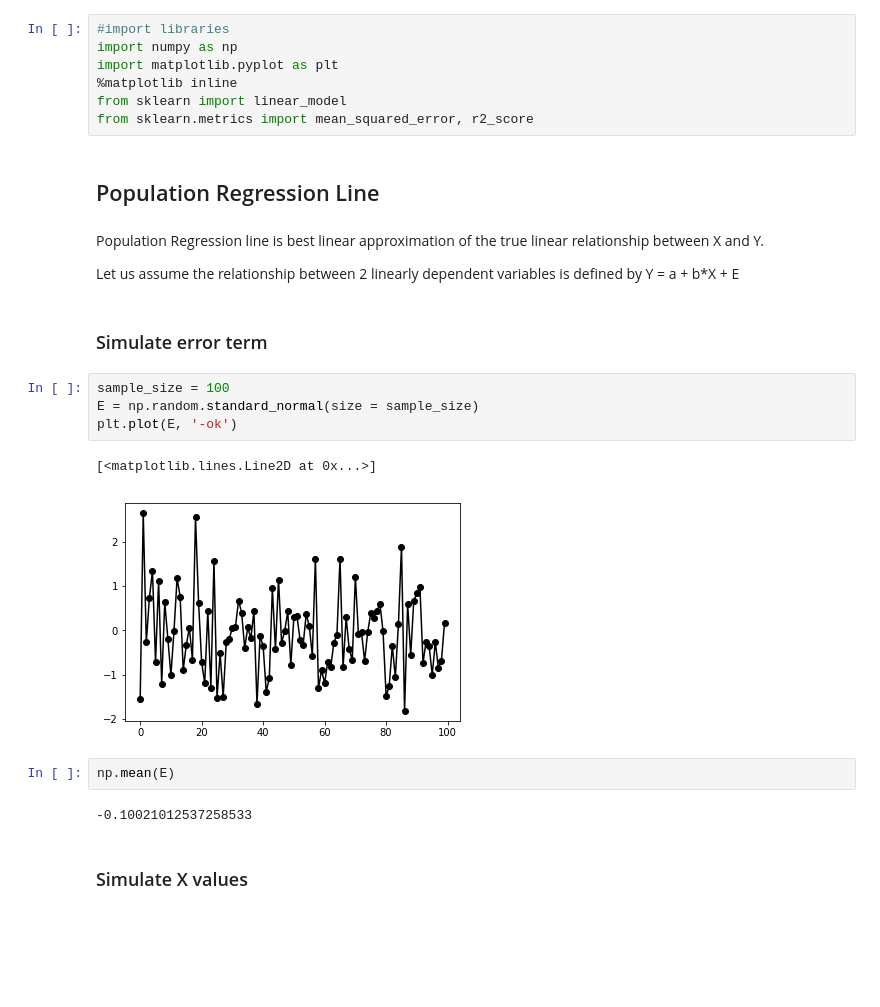
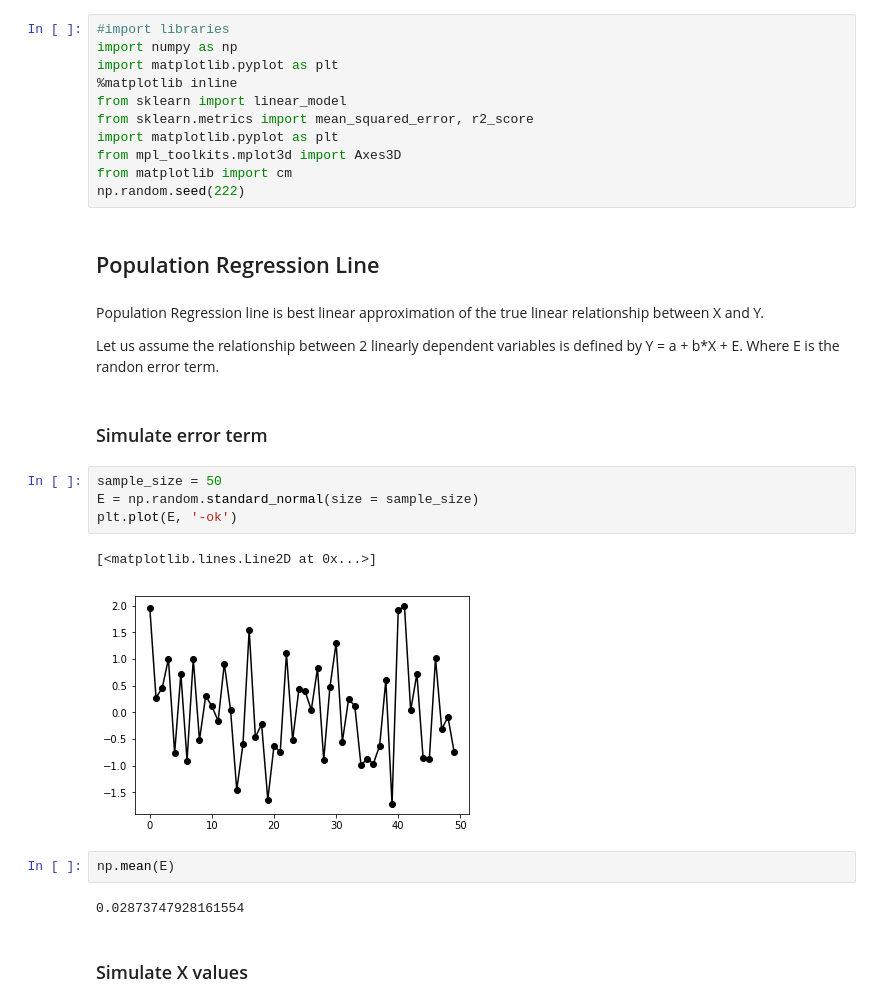
Before and after one commit to SrideviBayyapuneedi/Machine-Learning-Algorithms, a Jupyter notebook: Linear Regression/PopulationRegressionLine vs LeastSquaresLine.ipynb, the cells around one changed output. Saved outputs shown, nothing was run; the diff lists cells and outputs as text; blank space fills up the shorter version.

```diff
--- a/Linear Regression/PopulationRegressionLine vs LeastSquaresLine.ipynb
+++ b/Linear Regression/PopulationRegressionLine vs LeastSquaresLine.ipynb
@@ -8,25 +8,29 @@ import matplotlib.pyplot as plt
 %matplotlib inline
 from sklearn import linear_model
 from sklearn.metrics import mean_squared_error, r2_score
+import matplotlib.pyplot as plt
+from mpl_toolkits.mplot3d import Axes3D
+from matplotlib import cm
+np.random.seed(222)
 # %% [markdown]
 ## Population Regression Line
 # %% [markdown]
 Population Regression line is best linear approximation of the true linear relationship between X and Y.
 
-Let us assume the relationship between 2 linearly dependent variables  is defined by Y = a + b*X + E
+Let us assume the relationship between 2 linearly dependent variables  is defined by Y = a + b*X + E. Where E is the randon error term.
 # %% [markdown]
 ### Simulate error term
 # %%
-sample_size = 100
+sample_size = 50
 E = np.random.standard_normal(size = sample_size)
 plt.plot(E, '-ok')
 # %% [output]
 [<matplotlib.lines.Line2D at 0x...>]
-[figure, old version]
+[figure, new version]
 # %%
 np.mean(E)
 # %% [output]
--0.10021012537258533
+0.02873747928161554
 # %% [markdown]
 ### Simulate X values
 # %%
```
Also changed, not shown: parts of 13 cells of this notebook.
